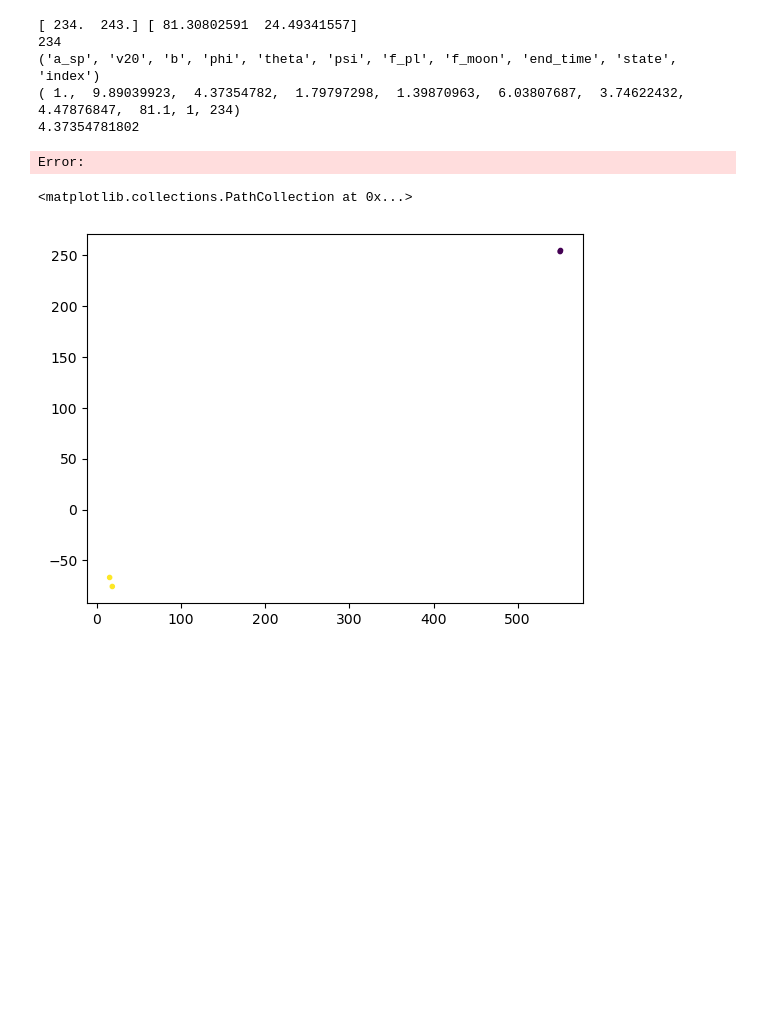
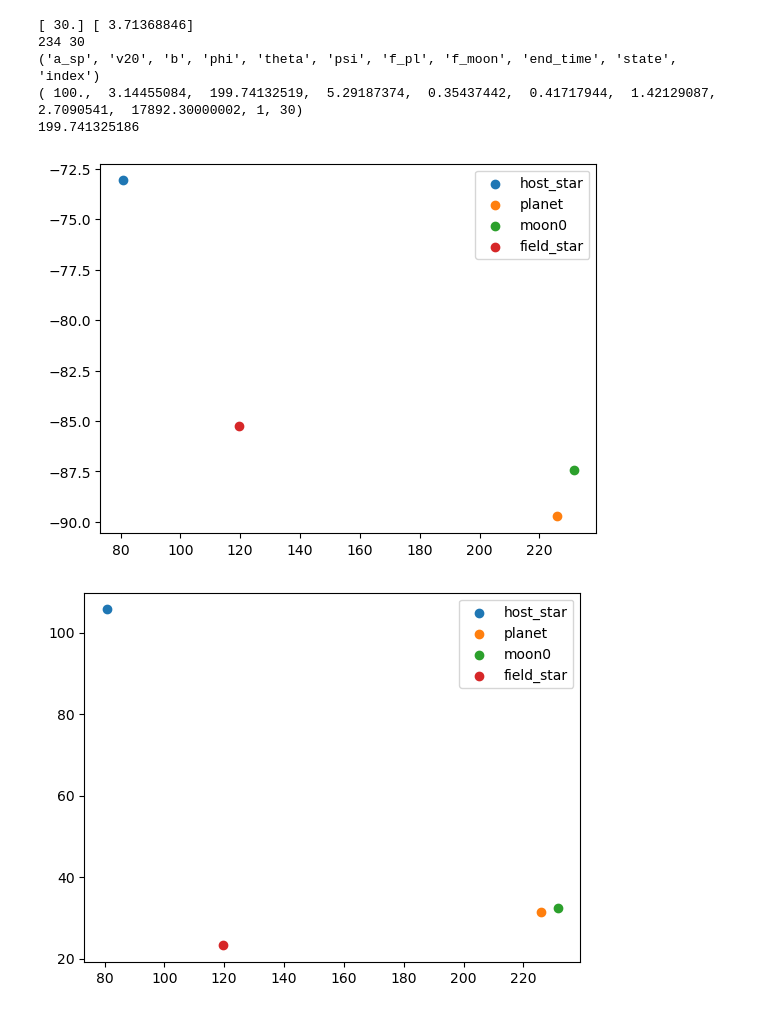
Before and after one commit to YannickBadoux/MRP, a Jupyter notebook: final_state_analysis.ipynb, the cells around one changed output. Drawn from its saved outputs; the diff is of its cells as text; code cells hidden in the pictures; blank space fills up the shorter version.

Commit message:
better tracking of collisions, fixed some edge cases

```diff
--- a/final_state_analysis.ipynb
+++ b/final_state_analysis.ipynb
@@ -13,8 +13,8 @@ import function_file as ff
 states = ff.state_dict()
 print(states)
 
-# semi_majors = [1.0,2.0, 5.0, 10.0, 20.0, 50.0, 100.0] | units.AU
-semi_majors = [1.0] | units.AU
+semi_majors = [1.0,2.0, 5.0, 10.0, 20.0, 50.0, 100.0] | units.AU
+# semi_majors = [1.0] | units.AU
 moon_semi_majors = ff.hill_radius(semi_majors, 1 | units.Msun, 1 | units.Mjupiter)/3
 print(moon_semi_majors.in_(units.AU))
 # %% [output]
@@ -86,24 +92,24 @@ ax2.set_xscale('log')
 # %%
-print(sim_idx_list[a_pm_list > 10], a_pm_list[a_pm_list > 10])
-print(234)
+print(sim_idx_list[a_pm_list > 3], a_pm_list[a_pm_list > 3])
+print(234, 30)
 print(data_npy.dtype.names)
-print(data_npy[data_npy['index'] == 234][0])
+print(data_npy[data_npy['index'] == 30][0])
 
-init_cond = data_npy[data_npy['index'] == 234][0]
+init_cond = data_npy[data_npy['index'] == 30][0]
 print(init_cond['b'])
 # %% [output]
-[ 234.  243.] [ 81.30802591  24.49341557]
-234
+[ 30.] [ 3.71368846]
+234 30
 ('a_sp', 'v20', 'b', 'phi', 'theta', 'psi', 'f_pl', 'f_moon', 'end_time', 'state', 'index')
-( 1.,  9.89039923,  4.37354782,  1.79797298,  1.39870963,  6.03807687,  3.74622432,  4.47876847,  81.1, 1, 234)
-4.37354781802
+( 100.,  3.14455084,  199.74132519,  5.29187374,  0.35437442,  0.41717944,  1.42129087,  2.7090541,  17892.30000002, 1, 30)
+199.741325186
 # %%
 from run_simulation import run_simulation
 from initial_conditions import generate_initial_conditions, add_encounter
 
 bodies = generate_initial_conditions(1|units.Msun,
                                      1|units.Mjupiter,
-                                     1|units.AU,
+                                     100|units.AU,
                                      1.4815e23 | units.kg,
                                      f_pl=init_cond['f_pl'],
                                      f_moon=init_cond['f_moon'],
@@ -117,12 +123,19 @@ bodies = add_encounter(bodies,
                        init_cond['theta'],
                        init_cond['psi'],
                        radius=1|units.Rsun)
-# %% [output]
-Error:
 # %%
-evolved, _, end_time, stop_code = run_simulation(bodies, stop_on_collision=True, plot=True)
+evolved, _, end_time, stop_code = run_simulation(bodies, stop_on_collision=True)
 # %%
-plt.scatter(evolved.x.value_in(units.AU), evolved.y.value_in(units.AU), c=evolved.mass.value_in(units.Msun), marker='.')
+for body in evolved:
+    plt.scatter(body.x.value_in(units.AU), body.y.value_in(units.AU), label=body.name)
+
+plt.legend()
+plt.show()
+
+for body in evolved:
+    plt.scatter(body.x.value_in(units.AU), body.z.value_in(units.AU), label=body.name)
+plt.legend()
+plt.show()
 # %% [output]
-<matplotlib.collections.PathCollection at 0x...>
-[figure, old version]
+[figure, new version]
+[figure, added]
```
Also changed, not shown: parts of 2 cells of this notebook, 2 other files.
